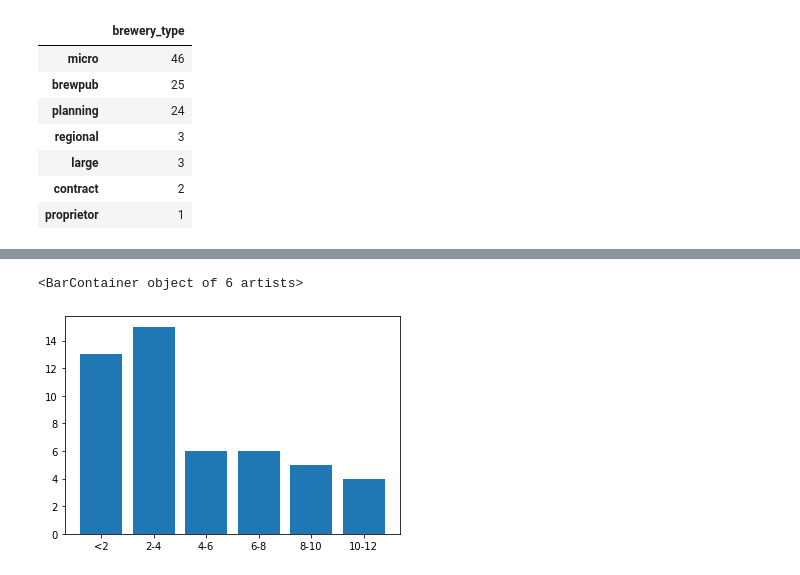
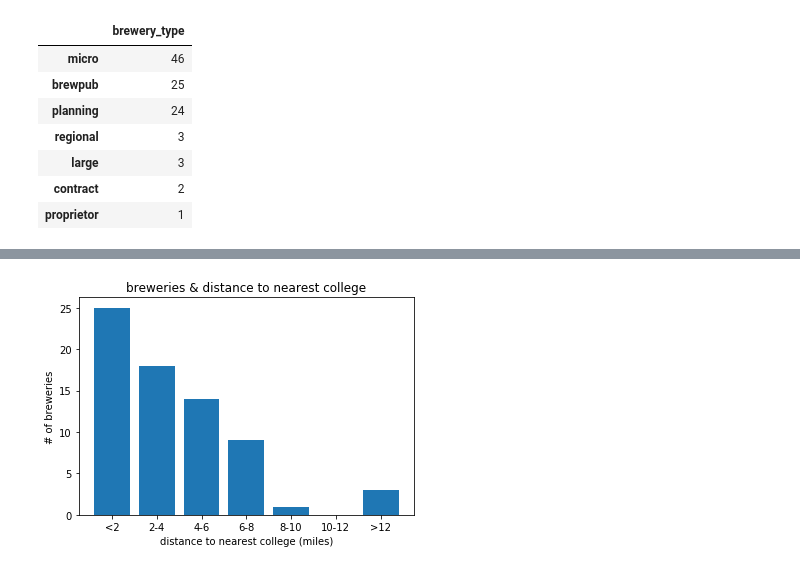
Before and after one commit to sjani184/Megadatatron, a Jupyter notebook: main_notebook.ipynb, the cells around one changed output, grey strips where cells are left out. Cells and saved outputs as stored; diff of their text form; code cells hidden in the pictures.

Commit message:
update college analysis, add bar chart output

```diff
--- a/main_notebook.ipynb
+++ b/main_notebook.ipynb
@@ -206,14 +247,10 @@ See the caveats in the documentation: https://pandas.pydata.org/pandas-docs/stab
 # %%
-#drop questionable "colleges", including a residential home, photography studio, preschool, etc.
-college_df2 = college_df2.loc [(college_df2['college/university'] != '101 Riverstone Vis') &
-                               (college_df2['college/university'] != 'Bill & Jessica Photography') &
-                               (college_df2['college/university'] != 'Mount Paran Christian School') &
-                               (college_df2['college/university'] != 'South of Broadway') &
-                               (college_df2['college/university'] != 'Paxen Group'), :]
+#drop questionable "colleges"
+college_df2 = college_df2.loc [(college_df2['college/university'] != 'Pre-College Program'), :]
 
 #drop duplicate colleges/universities to be concise
 unique_colleges = college_df2.drop_duplicates (subset = ['college/university'], keep = 'first')
-#len(unique_colleges) = 29
+#len(unique_colleges) = 35
 
 #pull college/university coordinates
 college_locations = unique_colleges[['C/U latitude', 'C/U longitude']]
@@ -267,34 +304,38 @@ college_df2.head()
 # %%
-#distance bar chart thing; max 10.something, min 0ish, mean 5ish
+#distance bar chart thing; max 20.2, min 0ish, mean 3.89
 
 #create bins & labels
-dist_bins = [0, 2, 4, 6, 8, 10, 12]
-dist_labels = ['<2', '2-4', '4-6', '6-8', '8-10', '10-12']
+dist_bins = [0, 2, 4, 6, 8, 10, 12, 25]
+dist_labels = ['<2', '2-4', '4-6', '6-8', '8-10', '10-12', '>12']
 
 #alternate bins
 # dist_bins = [0, 1, 2, 3, 4, 5, 6, 7, 8, 9, 10, 11]
 # dist_labels = ['<1', '1-2', '2-3', '3-4', '4-5', '5-6', '6-7', '7-8', '8-9', '9-10', '10-11']
 
 #categorize 'distance to C/U' data among bins, add to a new column
 college_df2['distance to C/U (bin)'] = pd.cut (college_df2['distance to C/U (miles)'],
                                                dist_bins,
                                                labels = dist_labels,
                                                include_lowest = True)
 
 #create series of # of colleges in each bin, plot in bar chart
 dist_series = college_df2.groupby(['distance to C/U (bin)'])['name'].count()
+plt.bar (dist_labels, dist_series)
 
-plt.bar (dist_labels, dist_series)
+#add axis labels & title
+plt.xlabel ('distance to nearest college (miles)')
+plt.ylabel ('# of breweries')
+plt.title ('breweries & distance to nearest college')
 
 #can alternatively use a box plot, or both
 # college_df2['distance to C/U (miles)'].plot.box (grid = True)
 
 #code for export here
+plt.savefig ("output/college_bar_chart.png")
 
 #maria
 # %% [output]
-<BarContainer object of 6 artists>
-[figure, old version]
+[figure, new version]
 # %%
 #population demographics data, 1-2 images
 #audrey
```
Also changed, not shown: parts of 5 cells of this notebook, 1 other file.
